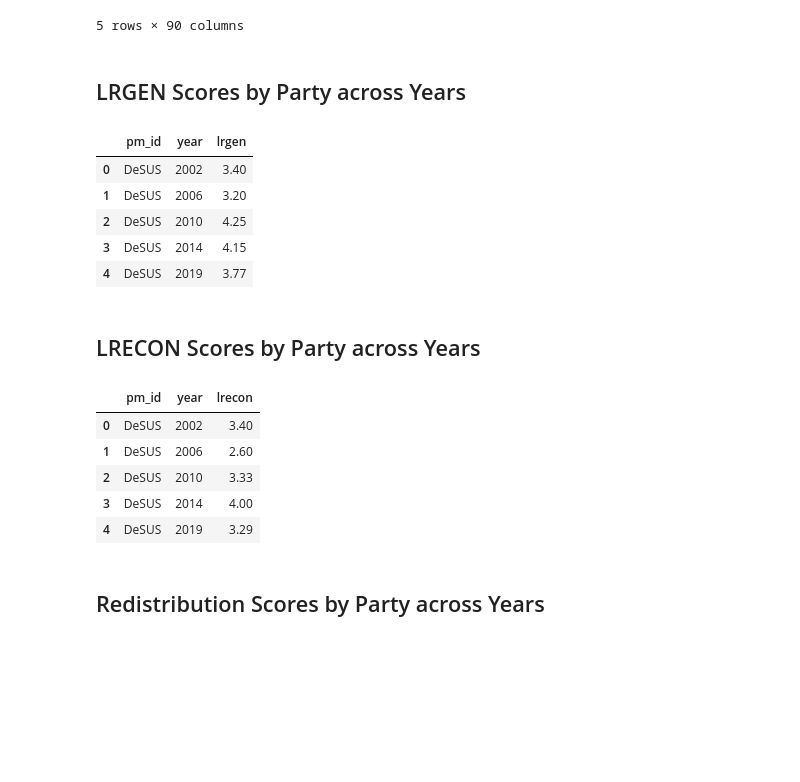
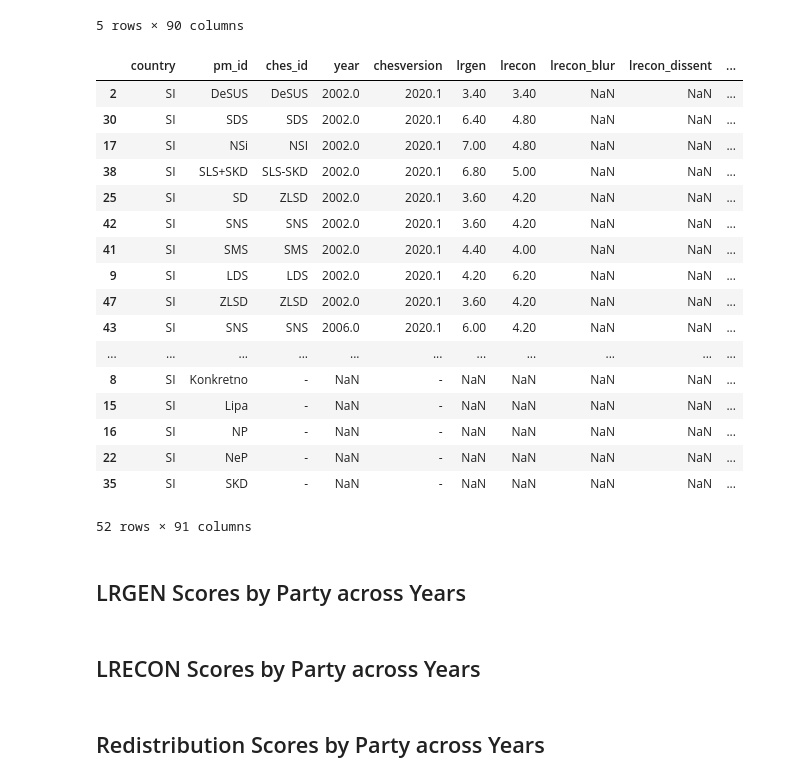
Before and after one commit to katjameden/ParlaMint_Sentiment, a Jupyter notebook: Aggregation/Notebooks/Sentiment_Analysis/CHES_Analysis.ipynb, the cells around one changed output. Saved outputs shown, nothing was run; the diff lists cells and outputs as text; code cells hidden in the pictures; blank space fills up the shorter version.

```diff
--- a/Aggregation/Notebooks/Sentiment_Analysis/CHES_Analysis.ipynb
+++ b/Aggregation/Notebooks/Sentiment_Analysis/CHES_Analysis.ipynb
@@ -39,17 +39,45 @@ df.head()
 | 3 | SI | DeSUS | DeSUS | 2006.0 | 2020.1 | 3.20 | 2.60 | NaN | NaN | ... |
 | 4 | SI | DeSUS | DeSUS | 2010.0 | 2020.1 | 4.25 | 3.33 | NaN | NaN | ... |
 5 rows × 90 columns
+# %%
+groups = {
+    "ZL": "ZL/Levica",
+    "Levica": "ZL/Levica",
+    "ZaAB":"ZaAB/ZaSLD/SAB",
+    "ZaSLD":"ZaAB/ZaSLD/SAB",
+    "SAB" :"ZaAB/ZaSLD/SAB",
+    "ZLSD":"ZLSD/SD",
+    "SD":"ZLSD/SD",
+    "SLS+SKD":"SLS+SKD/SLS",
+    "SLS":"SLS+SKD/SLS",
+    "DLGV":"DLGV/DL",
+    "DL":"DLGV/DL",
+    "SMC":"SMC/GAS/Konkretno",
+    "Konkretno": "SMC/GAS/Konkretno"
+
+}
+df["grouped_party"] = df['pm_id'].replace(groups).fillna(df['pm_id'])
+df = df.sort_values(by='year')
+df
+# %% [output]
+|  | country | pm_id | ches_id | year | chesversion | lrgen | lrecon | lrecon_blur | lrecon_dissent | ... |
+| 2 | SI | DeSUS | DeSUS | 2002.0 | 2020.1 | 3.40 | 3.40 | NaN | NaN | ... |
+| 30 | SI | SDS | SDS | 2002.0 | 2020.1 | 6.40 | 4.80 | NaN | NaN | ... |
+| 17 | SI | NSi | NSI | 2002.0 | 2020.1 | 7.00 | 4.80 | NaN | NaN | ... |
+| 38 | SI | SLS+SKD | SLS-SKD | 2002.0 | 2020.1 | 6.80 | 5.00 | NaN | NaN | ... |
+| 25 | SI | SD | ZLSD | 2002.0 | 2020.1 | 3.60 | 4.20 | NaN | NaN | ... |
+| 42 | SI | SNS | SNS | 2002.0 | 2020.1 | 3.60 | 4.20 | NaN | NaN | ... |
+| 41 | SI | SMS | SMS | 2002.0 | 2020.1 | 4.40 | 4.00 | NaN | NaN | ... |
+| 9 | SI | LDS | LDS | 2002.0 | 2020.1 | 4.20 | 6.20 | NaN | NaN | ... |
+| 47 | SI | ZLSD | ZLSD | 2002.0 | 2020.1 | 3.60 | 4.20 | NaN | NaN | ... |
+| 43 | SI | SNS | SNS | 2006.0 | 2020.1 | 6.00 | 4.20 | NaN | NaN | ... |
+| ... | ... | ... | ... | ... | ... | ... | ... | ... | ... | ... |
+| 8 | SI | Konkretno | - | NaN | - | NaN | NaN | NaN | NaN | ... |
+| 15 | SI | Lipa | - | NaN | - | NaN | NaN | NaN | NaN | ... |
+| 16 | SI | NP | - | NaN | - | NaN | NaN | NaN | NaN | ... |
+| 22 | SI | NeP | - | NaN | - | NaN | NaN | NaN | NaN | ... |
+| 35 | SI | SKD | - | NaN | - | NaN | NaN | NaN | NaN | ... |
+52 rows × 91 columns
 # %% [markdown]
 ## LRGEN Scores by Party across Years
-# %%
-lrgen = df.groupby(['pm_id', 'year'])[['lrgen']].mean().reset_index()
-lrgen['year'] = lrgen['year'].astype(int)
-lrgen.head()
-# %% [output]
-|  | pm_id | year | lrgen |
-| 0 | DeSUS | 2002 | 3.40 |
-| 1 | DeSUS | 2006 | 3.20 |
-| 2 | DeSUS | 2010 | 4.25 |
-| 3 | DeSUS | 2014 | 4.15 |
-| 4 | DeSUS | 2019 | 3.77 |
 # %%
@@ -67,14 +102,3 @@ fig.update_layout(
 # %% [markdown]
 ## LRECON Scores by Party across Years
-# %%
-lrecon = df.groupby(['pm_id', 'year'])[['lrecon']].mean().reset_index()
-lrecon['year'] = lrecon['year'].astype(int)
-lrecon.head()
-# %% [output]
-|  | pm_id | year | lrecon |
-| 0 | DeSUS | 2002 | 3.40 |
-| 1 | DeSUS | 2006 | 2.60 |
-| 2 | DeSUS | 2010 | 3.33 |
-| 3 | DeSUS | 2014 | 4.00 |
-| 4 | DeSUS | 2019 | 3.29 |
 # %%
```
Also changed, not shown: parts of 28 cells of this notebook, 11 other files.
